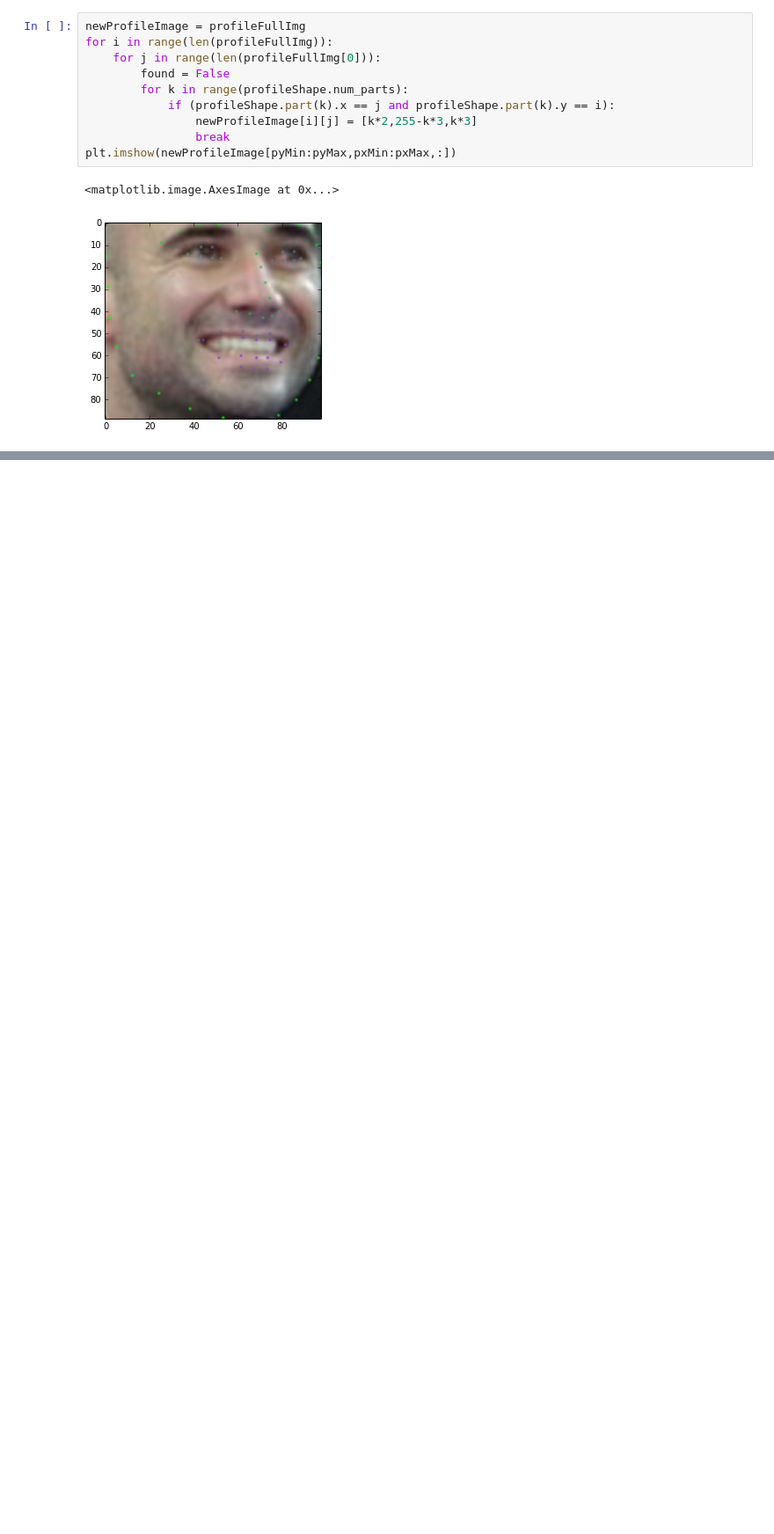
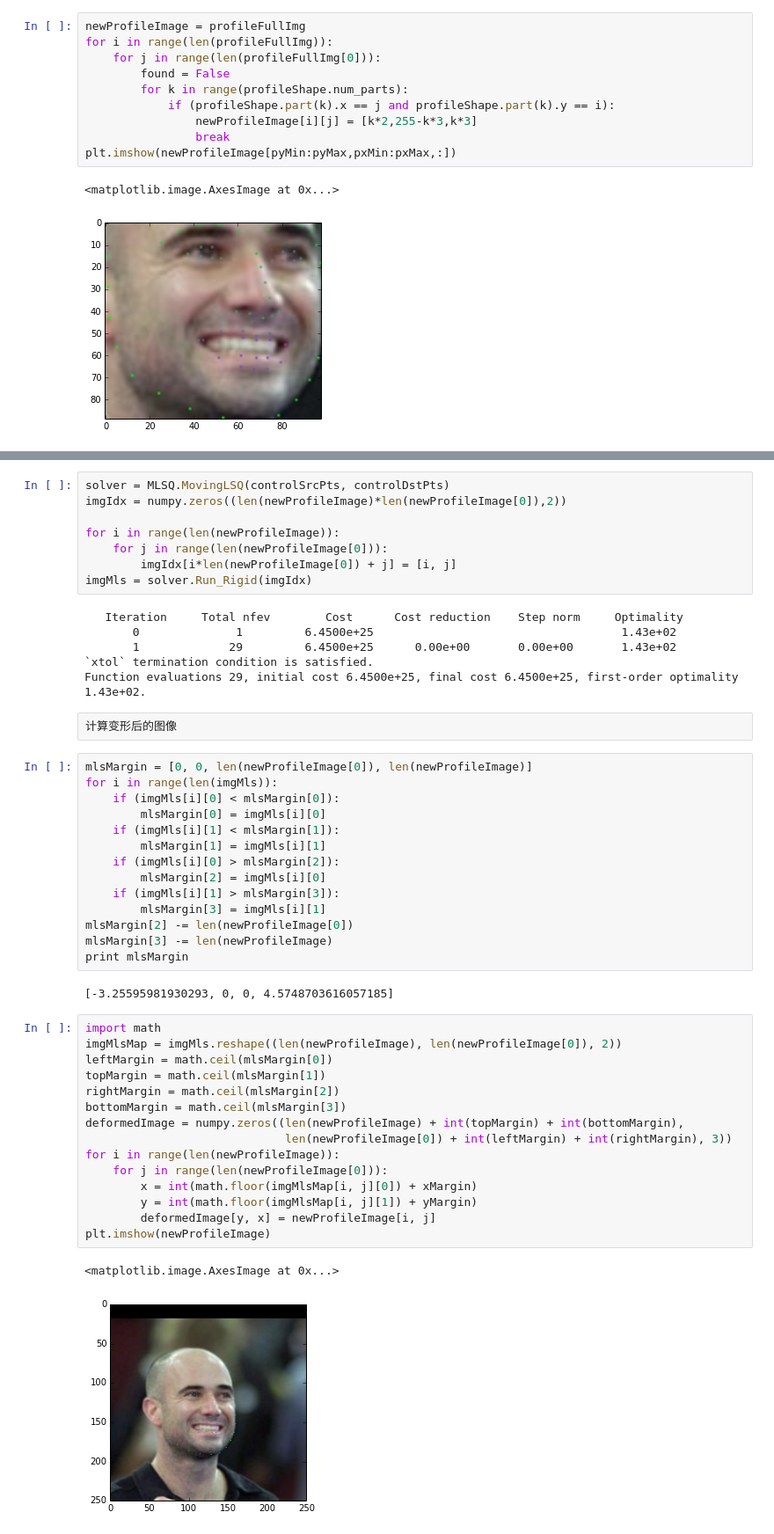
Before and after one commit to corganhejijun/MachineLearning, a Jupyter notebook: Face_Generate/Mark face with point.ipynb, the cells around one changed output, grey strips where cells are left out. Shown at 88% size. Saved outputs shown, nothing was run; the diff lists cells and outputs as text; blank space fills up the shorter version.

Commit message:
add image deform

```diff
--- a/Face_Generate/Mark face with point.ipynb
+++ b/Face_Generate/Mark face with point.ipynb
@@ -118,0 +138,50 @@ plt.imshow(newProfileImage[pyMin:pyMax,pxMin:pxMax,:])
+# %%
+solver = MLSQ.MovingLSQ(controlSrcPts, controlDstPts)
+imgIdx = numpy.zeros((len(newProfileImage)*len(newProfileImage[0]),2))
+
+for i in range(len(newProfileImage)):
+    for j in range(len(newProfileImage[0])):
+        imgIdx[i*len(newProfileImage[0]) + j] = [i, j]
+imgMls = solver.Run_Rigid(imgIdx)
+# %% [output]
+   Iteration     Total nfev        Cost      Cost reduction    Step norm     Optimality
+       0              1         6.4500e+25                                    1.43e+02
+       1             29         6.4500e+25      0.00e+00       0.00e+00       1.43e+02
+`xtol` termination condition is satisfied.
+Function evaluations 29, initial cost 6.4500e+25, final cost 6.4500e+25, first-order optimality 1.43e+02.
+# %% [raw]
+计算变形后的图像
+# %%
+mlsMargin = [0, 0, len(newProfileImage[0]), len(newProfileImage)]
+for i in range(len(imgMls)):
+    if (imgMls[i][0] < mlsMargin[0]):
+        mlsMargin[0] = imgMls[i][0]
+    if (imgMls[i][1] < mlsMargin[1]):
+        mlsMargin[1] = imgMls[i][1]
+    if (imgMls[i][0] > mlsMargin[2]):
+        mlsMargin[2] = imgMls[i][0]
+    if (imgMls[i][1] > mlsMargin[3]):
+        mlsMargin[3] = imgMls[i][1]
+mlsMargin[2] -= len(newProfileImage[0])
+mlsMargin[3] -= len(newProfileImage)
+print mlsMargin
+# %% [output]
+[-3.25595981930293, 0, 0, 4.5748703616057185]
+# %%
+import math
+imgMlsMap = imgMls.reshape((len(newProfileImage), len(newProfileImage[0]), 2))
+leftMargin = math.ceil(mlsMargin[0])
+topMargin = math.ceil(mlsMargin[1])
+rightMargin = math.ceil(mlsMargin[2])
+bottomMargin = math.ceil(mlsMargin[3])
+deformedImage = numpy.zeros((len(newProfileImage) + int(topMargin) + int(bottomMargin),
+                             len(newProfileImage[0]) + int(leftMargin) + int(rightMargin), 3))
+for i in range(len(newProfileImage)):
+    for j in range(len(newProfileImage[0])):
+        x = int(math.floor(imgMlsMap[i, j][0]) + xMargin)
+        y = int(math.floor(imgMlsMap[i, j][1]) + yMargin)
+        deformedImage[y, x] = newProfileImage[i, j]
+plt.imshow(newProfileImage)
+# %% [output]
+<matplotlib.image.AxesImage at 0x...>
+[figure, added]
```
Also changed, not shown: parts of 1 cell of this notebook.
